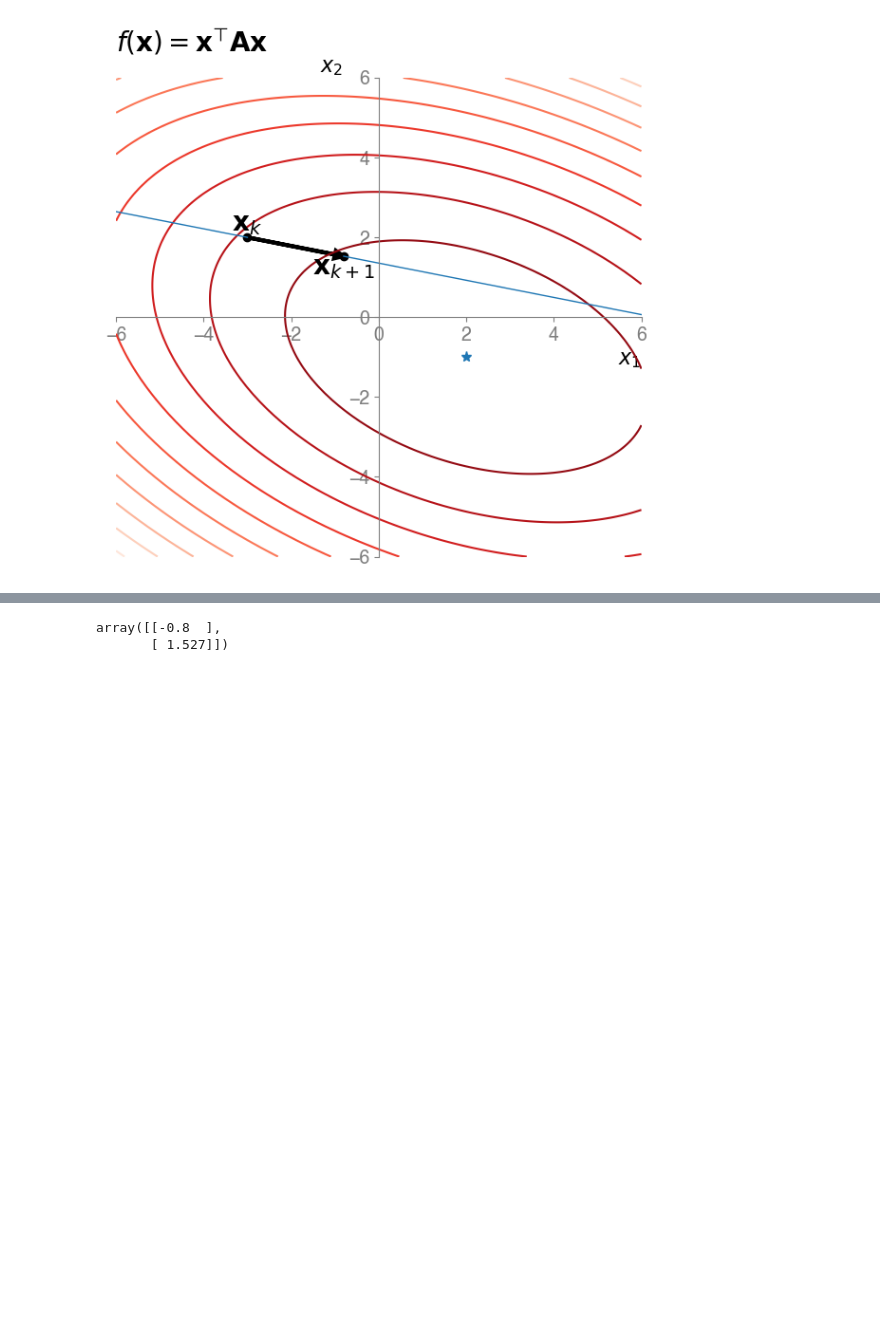
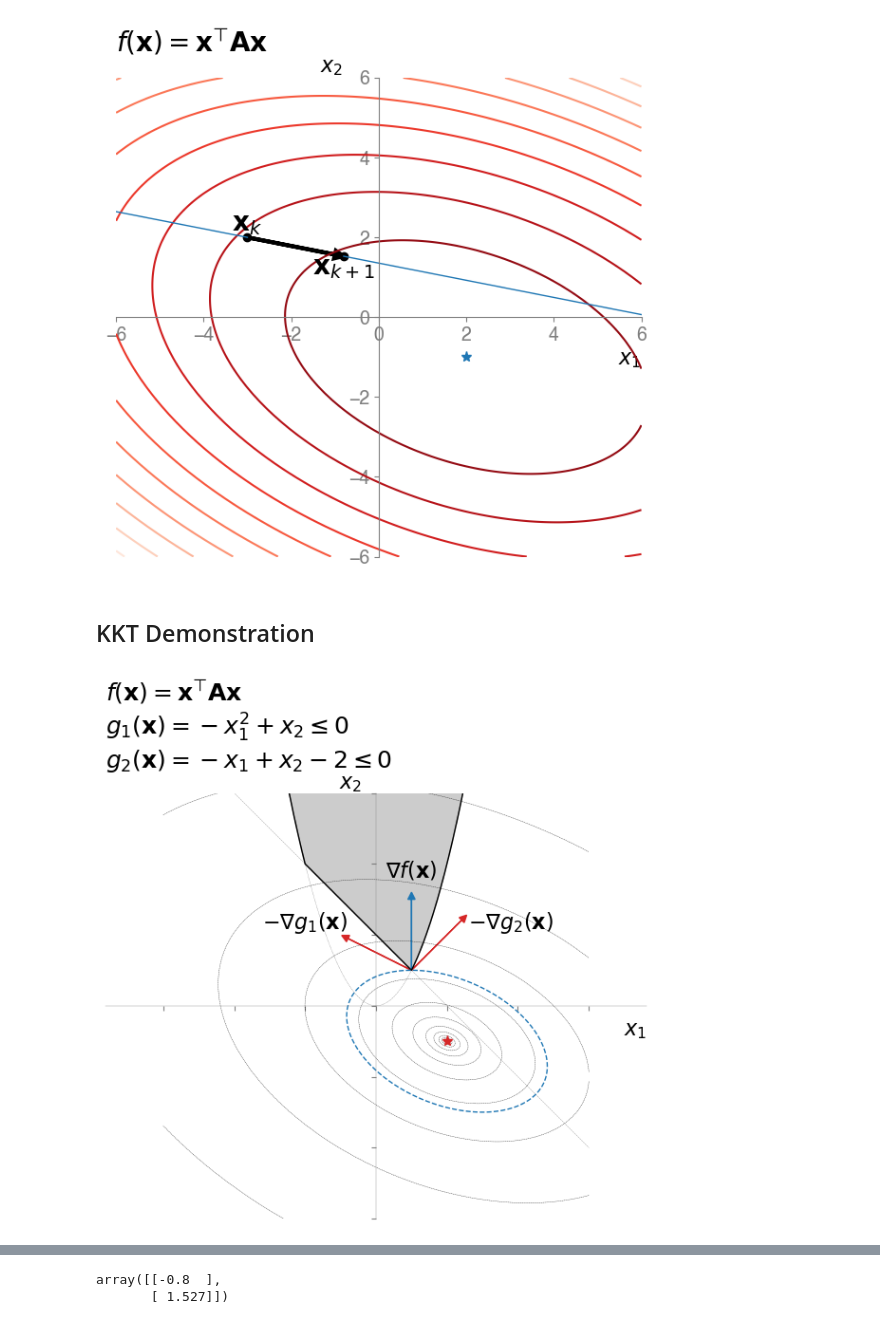
Before and after one commit to siva82kb/alada, a Jupyter notebook: analysis/optimization/optimization.ipynb, the cells around one changed output, grey strips where cells are left out. Drawn from its saved outputs; the diff is of its cells as text; code cells hidden in the pictures; blank space fills up the shorter version.

```diff
--- a/analysis/optimization/optimization.ipynb
+++ b/analysis/optimization/optimization.ipynb
@@ -272,5 +272,82 @@ fig.savefig(pathlib.Path(outdir, "multivar_linesearch.png"), bbox_inches='tight'
 fig.savefig(pathlib.Path(outdir, "multivar_linesearch.svg"), bbox_inches='tight')
 # %% [output]
 [figure]
+# %% [markdown]
+## KKT Demonstration
+# %%
+# Draw the contour plot of a generation quardratic function
+a, b, c = 2, 4, 1
+x10, x20 = 2, -1
+
+fig = plt.figure(figsize=(6, 6))
+gs = GridSpec(1, 1, figure=fig)
+ax = fig.add_subplot(gs[0, 0])
+x1 = np.linspace(-6, 6, 1000)
+x2 = np.linspace(-6, 6, 1000)
+x = np.array([x1.ravel(), x2.ravel()])
+X1, X2 = np.meshgrid(x1, x2)
+Z = a * (X1 - x10) ** 2 + b * (X2 - x20) ** 2 + 2 * c * (X1 - x10) * (X2 - x20)
+ax.contour(X1, X2, Z, levels=np.logspace(-6, 6, 30),
+           cmap='Greys_r', linewidths=0.25, linestyles='dashed')
+ax.plot(x10, x20, '*', color="tab:red", markersize=8)
+# Inequality constraints
+_g1 = np.square(x1)
+_g2 = - x1 + 2.0
+_g12 = np.max(np.vstack((_g1, _g2)), axis=0)
+ax.plot(x1, _g1, lw=0.25, color="k", ls="dotted")
+ax.plot(x1, _g2, lw=0.25, color="k", ls="dotted")
+ax.plot(x1, _g12, lw=1, color="black")
+ax.fill_between(x1, y1=_g12, y2=10, interpolate=False, color="k", alpha=0.2)
+# Plot contour at point of interest.
+_z = a * (1 - x10) ** 2 + b * (1 - x20) ** 2 + 2 * c * (1 - x10) * (1 - x20)
+ax.contour(X1, X2, Z, levels=[_z],
+           colors='tab:blue', linewidths=1, linestyles='dashed')
+# Plot gradients
+_x = np.array([1., 1.])
+_dg1 = np.array([-2., 1.])
+_dg1 /= np.linalg.norm(_dg1)
+_dg2 = np.array([1., 1.])
+_dg2 /= np.linalg.norm(_dg2)
+ax.arrow(1, 1, 2 * _dg1[0], 2 * _dg1[1], head_width=0.2, head_length=0.2,
+         fc='tab:red', ec='tab:red', lw=1)
+ax.arrow(1, 1, 2 * _dg2[0], 2 * _dg2[1], head_width=0.2, head_length=0.2,
+         fc='tab:red', ec='tab:red', lw=1)
+ax.arrow(1, 1, 0, 2, head_width=0.2, head_length=0.2,
+         fc='tab:blue', ec='tab:blue', lw=1)
+ax.text(-2, 2, r"$-\nabla g_1\left(\mathbf{x}\right)$", fontsize=16,
+        ha='center', va='bottom')
+ax.text(3.8, 2, r"$-\nabla g_2\left(\mathbf{x}\right)$", fontsize=16,
+        ha='center', va='bottom')
+ax.text(1, 3.5, r"$\nabla f\left(\mathbf{x}\right)$", fontsize=16,
+        ha='center', va='bottom')
+ax.set_xlabel(r'$x_1$', fontsize=16, loc='right')
+
+ax.set_ylabel(r'$x_2$', fontsize=16, loc='top', rotation=0)
+ax.tick_params(axis='both', labelsize=14, colors="tab:gray")
+_f = r'$f(\mathbf{x}) = \mathbf{x}^\top\mathbf{A}\mathbf{x}$'
+_g = r'$g_1(\mathbf{x}) = - x_1^2 + x_2 \leq 0$' + "\n" + r'$g_2(\mathbf{x}) = - x_1 + x_2 - 2 \leq 0$'
+ax.set_title(_f + "\n" + _g,
+             fontsize=18, y=1.0, pad=20, loc='left')
+ax.spines["right"].set_visible(False)
+ax.spines["top"].set_visible(False)
+ax.spines["left"].set_position("zero")
+ax.spines["bottom"].set_position("zero")
+ax.spines["left"].set_color("tab:gray")
+ax.spines["left"].set_linewidth(0.25)
+ax.spines["bottom"].set_color("tab:gray")
+ax.spines["bottom"].set_linewidth(0.25)
+ax.set_xticklabels([])
+ax.set_yticklabels([])
+ax.axis('equal')
+ax.set_aspect('equal')
+ax.set_xlim(-6, 6)
+ax.set_ylim(-6, 6)
+
+plt.tight_layout()
+
+fig.savefig(pathlib.Path(outdir, "ineq_const.png"), bbox_inches='tight', dpi=300)
+fig.savefig(pathlib.Path(outdir, "ineq_const.svg"), bbox_inches='tight')
+# %% [output]
+[figure, added]
 # %%
 # %% [output]
```
Also changed, not shown: parts of 2 cells of this notebook, 6 other files.
